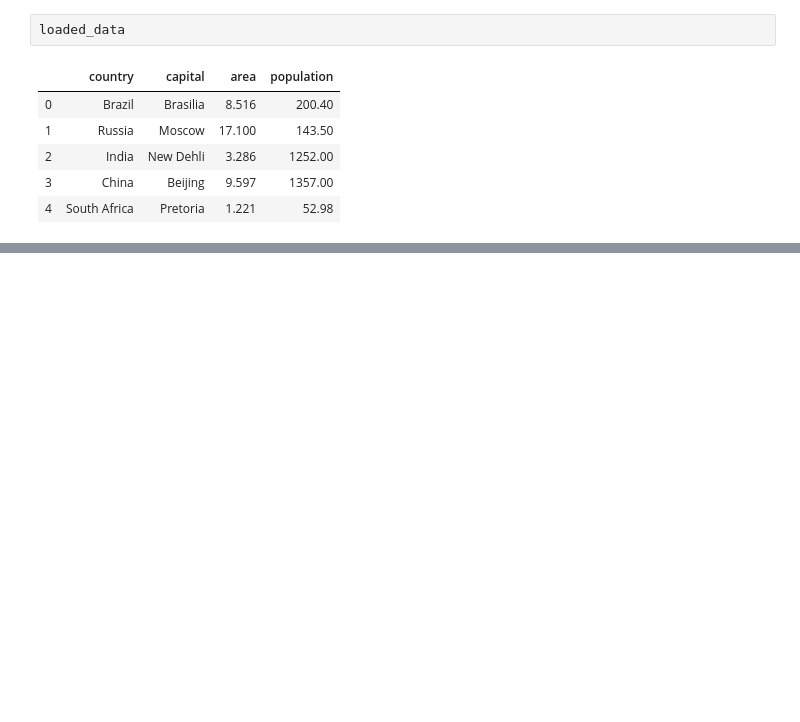
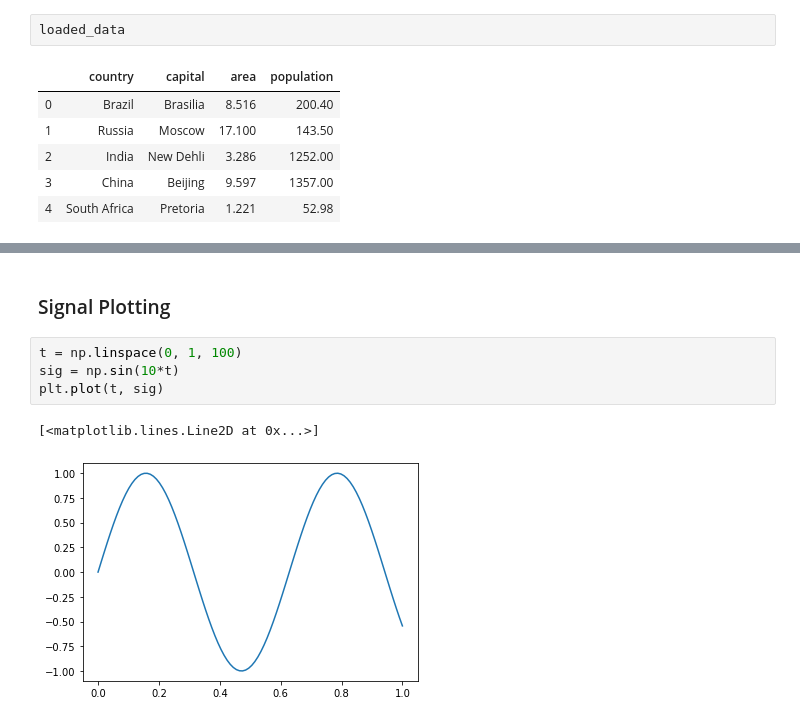
Before and after one commit to sbme-tutorials/Biostatistics-Tutorials, a Jupyter notebook: Section_02.ipynb, the cells around one changed output, grey strips where cells are left out. Drawn from its saved outputs; the diff is of its cells as text; blank space fills up the shorter version.

```diff
--- a/Section_02.ipynb
+++ b/Section_02.ipynb
@@ -93,0 +109,9 @@ loaded_data
+# %% [markdown]
+### Signal Plotting
+# %%
+t = np.linspace(0, 1, 100)
+sig = np.sin(10*t)
+plt.plot(t, sig)
+# %% [output]
+[<matplotlib.lines.Line2D at 0x...>]
+[figure, added]
```
Also changed, not shown: parts of 44 cells of this notebook.
